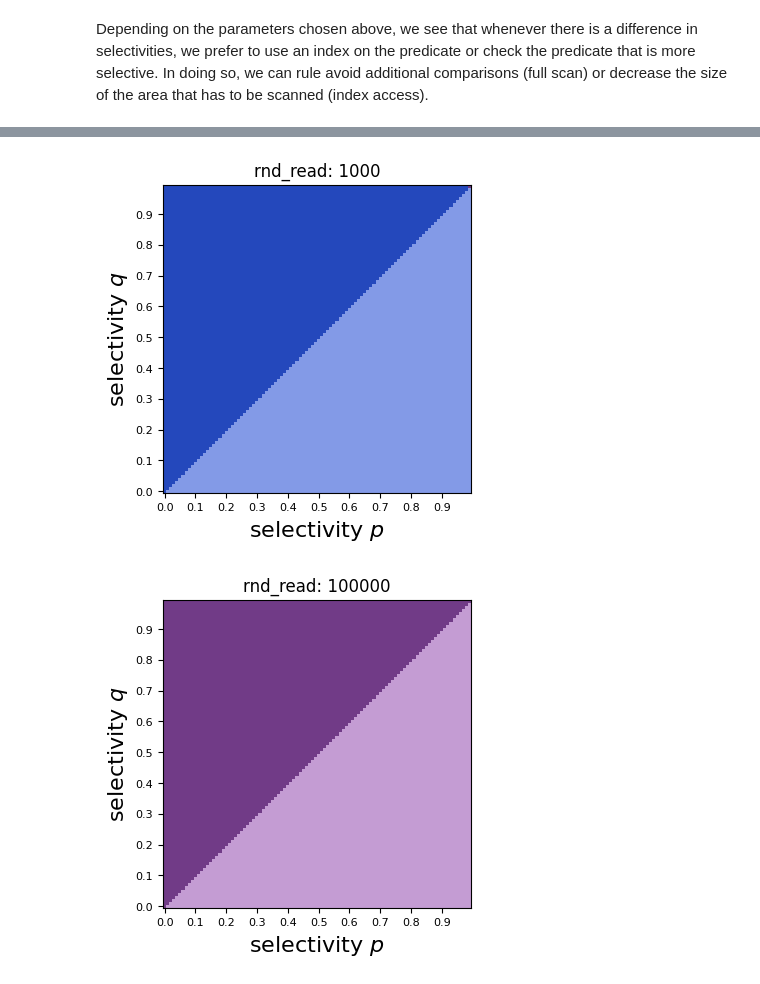
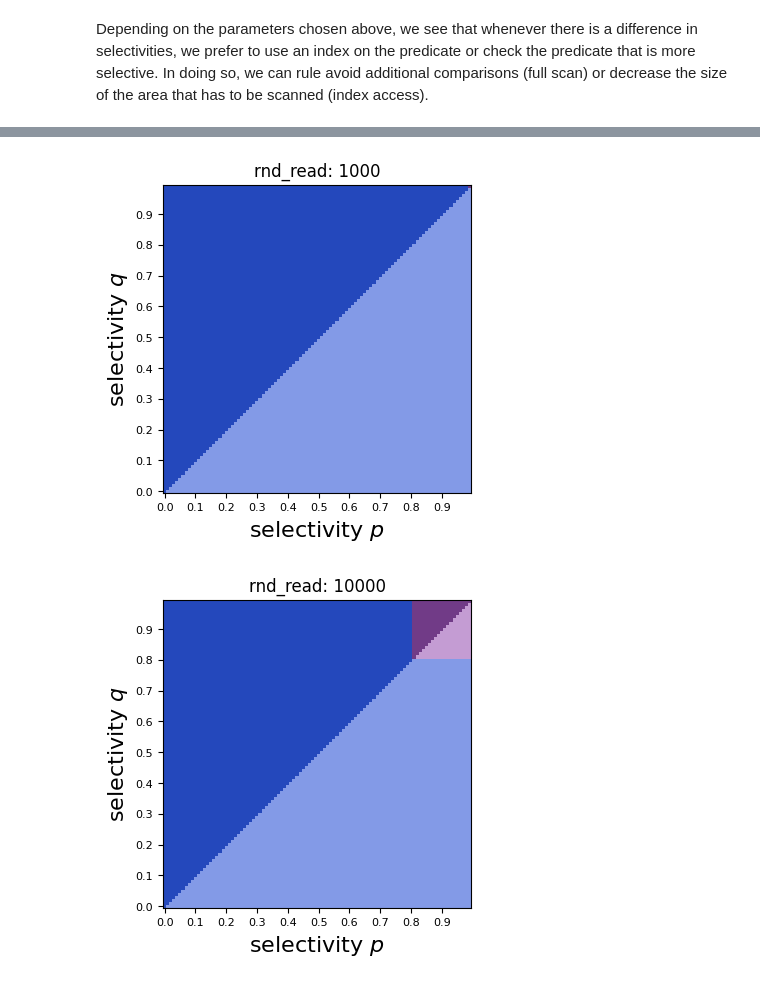
Before and after one commit to BigDataAnalyticsGroup/bigdataengineering, a Jupyter notebook: Picasso.ipynb, the cells around one changed output, grey strips where cells are left out. Drawn from its saved outputs; the diff is of its cells as text; code cells hidden in the pictures.

Commit message:
loop over random costs; minor

```diff
--- a/Picasso.ipynb
+++ b/Picasso.ipynb
@@ -258,14 +258,15 @@ Depending on the parameters chosen above, we see that whenever there is a differ
 # %%
 seq_read = 1  # sequential read cost
 rnd_read = 100  # random read cost
 comp = 0.001  # comparison cost
 tab_size = 1000000  # table size
 
-for rnd_read in [10,50,1000,100000]:
+# vary random read costs:
+for rnd_read in [10,50,1000,10000]:
     fig, ax = plt.subplots(figsize=(4, 4))
     plot_plan_diagram(plans, plan_labels, 100, ax, color_list, title="rnd_read: "+str(rnd_read), legend=False)
 # %% [output]
 [figure]
 [figure]
 [figure]
-[figure, old version]
+[figure, new version]
```
Also changed, not shown: parts of 2 cells of this notebook.
